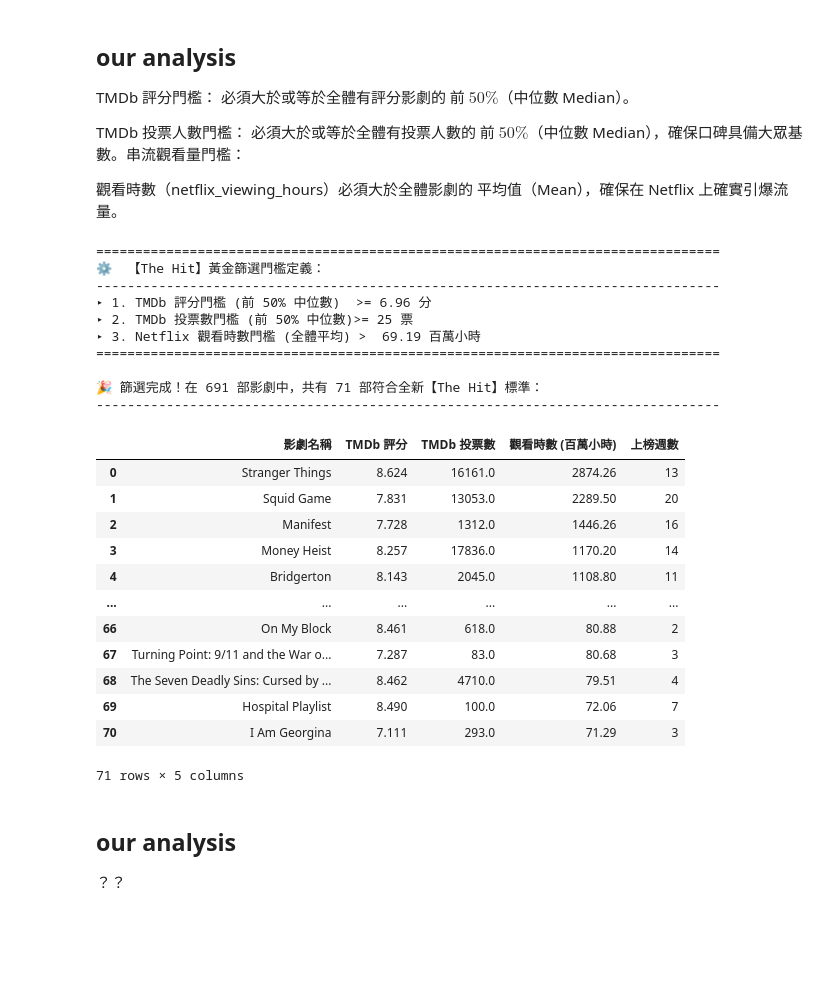
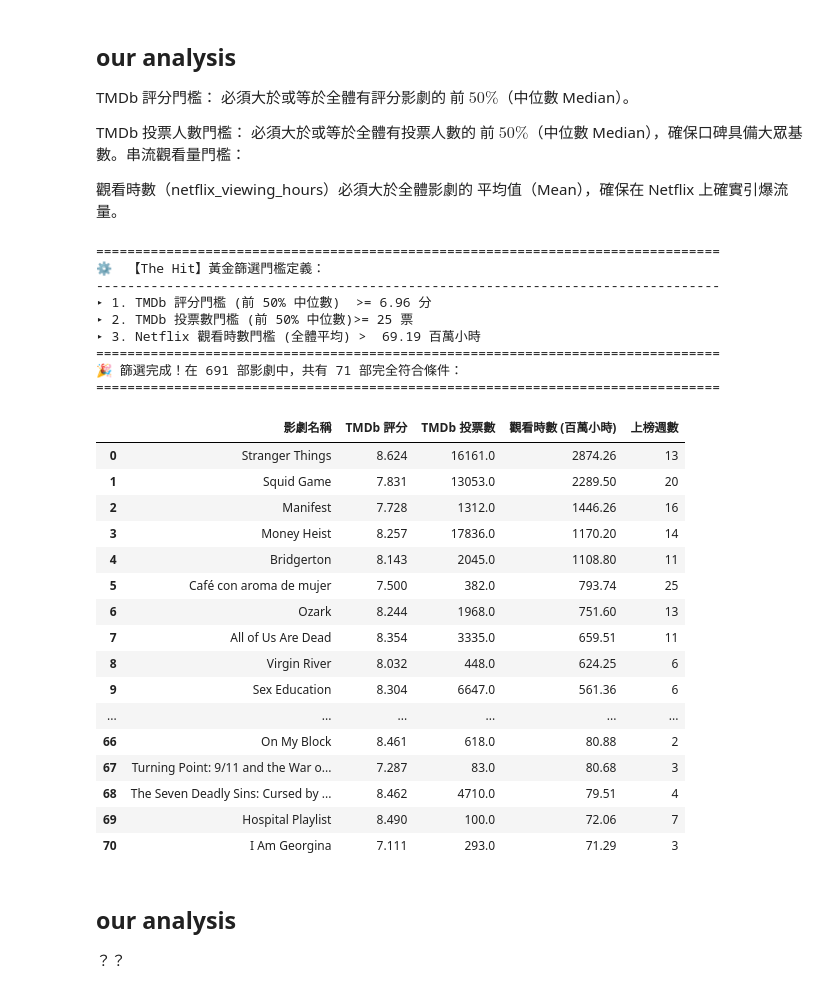
Before and after one commit to vincent-copy/netflix-writers, a Jupyter notebook: netflix-writer.ipynb, the cells around one changed output. Cells and saved outputs as stored; diff of their text form; code cells hidden in the pictures; blank space fills up the shorter version.

```diff
--- a/netflix-writer.ipynb
+++ b/netflix-writer.ipynb
@@ -359,83 +359,86 @@ TMDb 投票人數門檻： 必須大於或等於全體有投票人數的 前 $50
 # %%
 import pandas as pd
 
-# 1. 讀取 Netflix 複合資料集 (確保路徑正確)
-# 備註：此資料表已在前面的步驟 fuzzy match 併入了 tmdb 屬性
+# 1. 讀取 Netflix 複合資料集
 df = pd.read_csv("netflix/data/netflix.titles.composite.csv")
 
-# 2. 為了確保統計指標不受 NaN (缺失值) 影響，先建立一個用來計算門檻的乾淨 Data
-# (排除沒有配對到 TMDb 或沒有評分數據的影劇)
+# 2. 排除沒有配對到 TMDb 或沒有評分數據的影劇，以計算乾淨的 P50 門檻
 df_valid_tmdb = df.dropna(subset=["tmdb_vote_average", "tmdb_vote_count"])
 
 # 3. 計算三大核心指標的篩選門檻
 tmdb_rating_p50 = df_valid_tmdb["tmdb_vote_average"].median()  # TMDb 評分前 50% (中位數)
 tmdb_votes_p50 = df_valid_tmdb["tmdb_vote_count"].median()    # TMDb 投票數前 50% (中位數)
 netflix_hours_mean = df["netflix_viewing_hours"].mean()       # Netflix 觀看時數平均值
-
-print("=" * 80)
-print("⚙️  【The Hit】黃金篩選門檻定義：")
-print("-" * 80)
-print(f"▸ 1. TMDb 評分門檻 (前 50% 中位數)  >= {tmdb_rating_p50:.2f} 分")
-print(f"▸ 2. TMDb 投票數門檻 (前 50% 中位數)>= {int(tmdb_votes_p50)} 票")
-print(f"▸ 3. Netflix 觀看時數門檻 (全體平均) >  {netflix_hours_mean / 1000000:.2f} 百萬小時")
-print("=" * 80)
 
 # 4. 套用三重條件進行「The Hit」篩選
 hit_condition = (
     (df["tmdb_vote_average"] >= tmdb_rating_p50) &
     (df["tmdb_vote_count"] >= tmdb_votes_p50) &
     (df["netflix_viewing_hours"] > netflix_hours_mean)
 )
 
 df_hits = df[hit_condition].copy()
 
-# 為了方便呈現，換算觀看時數為「百萬小時」
+# 5. 數據單位轉換
 df_hits["netflix_viewing_hours_million"] = (df_hits["netflix_viewing_hours"] / 1000000).round(2)
 
-# 5. 依觀看時數降冪排序，並選出重點欄位展示
-display_cols = [
-    "netflix_title",
-    "tmdb_vote_average",
-    "tmdb_vote_count",
-    "netflix_viewing_hours_million",
-    "netflix_weeks"
-]
-
+# 6. 依觀看時數由高到低（降冪）排序
 df_hits_sorted = df_hits.sort_values(by="netflix_viewing_hours", ascending=False).reset_index(drop=True)
 
-print(f"\n🎉 篩選完成！在 {len(df)} 部影劇中，共有 {len(df_hits_sorted)} 部符合全新【The Hit】標準：")
-print("-" * 80)
-display(df_hits_sorted[display_cols].rename(columns={
+# 7. 顯示設定優化：強制 Pandas 展開所有 Rows 與 Columns，不出現任何「...」
+pd.set_option('display.max_rows', None)        # 不省略任何列 (Rows)
+pd.set_option('display.max_columns', None)     # 不省略任何欄 (Columns)
+pd.set_option('display.width', 1000)           # 避免寬度不夠自動換行
+
+# 選擇要展示的欄位，並將欄位改為中文名稱
+display_cols = {
     "netflix_title": "影劇名稱",
     "tmdb_vote_average": "TMDb 評分",
     "tmdb_vote_count": "TMDb 投票數",
     "netflix_viewing_hours_million": "觀看時數 (百萬小時)",
     "netflix_weeks": "上榜週數"
-}))
+}
+
+# 8. 印出篩選報告與完整清單
+print("=" * 80)
+print("⚙️  【The Hit】黃金篩選門檻定義：")
+print("-" * 80)
+print(f"▸ 1. TMDb 評分門檻 (前 50% 中位數)  >= {tmdb_rating_p50:.2f} 分")
+print(f"▸ 2. TMDb 投票數門檻 (前 50% 中位數)>= {int(tmdb_votes_p50)} 票")
+print(f"▸ 3. Netflix 觀看時數門檻 (全體平均) >  {netflix_hours_mean / 1000000:.2f} 百萬小時")
+print("=" * 80)
+print(f"🎉 篩選完成！在 {len(df)} 部影劇中，共有 {len(df_hits_sorted)} 部完全符合條件：")
+print("=" * 80)
+
+# 直接呼叫與顯示 DataFrame (在 Jupyter 中會渲染成精美的無省略 HTML 表格)
+display(df_hits_sorted[list(display_cols.keys())].rename(columns=display_cols))
 # %% [output]
 ================================================================================
 ⚙️  【The Hit】黃金篩選門檻定義：
 --------------------------------------------------------------------------------
 ▸ 1. TMDb 評分門檻 (前 50% 中位數)  >= 6.96 分
 ▸ 2. TMDb 投票數門檻 (前 50% 中位數)>= 25 票
 ▸ 3. Netflix 觀看時數門檻 (全體平均) >  69.19 百萬小時
 ================================================================================
-
-🎉 篩選完成！在 691 部影劇中，共有 71 部符合全新【The Hit】標準：
---------------------------------------------------------------------------------
+🎉 篩選完成！在 691 部影劇中，共有 71 部完全符合條件：
+================================================================================
 |  | 影劇名稱 | TMDb 評分 | TMDb 投票數 | 觀看時數 (百萬小時) | 上榜週數 |
 | 0 | Stranger Things | 8.624 | 16161.0 | 2874.26 | 13 |
 | 1 | Squid Game | 7.831 | 13053.0 | 2289.50 | 20 |
 | 2 | Manifest | 7.728 | 1312.0 | 1446.26 | 16 |
 | 3 | Money Heist | 8.257 | 17836.0 | 1170.20 | 14 |
 | 4 | Bridgerton | 8.143 | 2045.0 | 1108.80 | 11 |
+| 5 | Café con aroma de mujer | 7.500 | 382.0 | 793.74 | 25 |
+| 6 | Ozark | 8.244 | 1968.0 | 751.60 | 13 |
+| 7 | All of Us Are Dead | 8.354 | 3335.0 | 659.51 | 11 |
+| 8 | Virgin River | 8.032 | 448.0 | 624.25 | 6 |
+| 9 | Sex Education | 8.304 | 6647.0 | 561.36 | 6 |
 | ... | ... | ... | ... | ... | ... |
 | 66 | On My Block | 8.461 | 618.0 | 80.88 | 2 |
 | 67 | Turning Point: 9/11 and the War o... | 7.287 | 83.0 | 80.68 | 3 |
 | 68 | The Seven Deadly Sins: Cursed by ... | 8.462 | 4710.0 | 79.51 | 4 |
 | 69 | Hospital Playlist | 8.490 | 100.0 | 72.06 | 7 |
 | 70 | I Am Georgina | 7.111 | 293.0 | 71.29 | 3 |
-71 rows × 5 columns
 # %% [markdown]
 ## our analysis
 ？？
```
